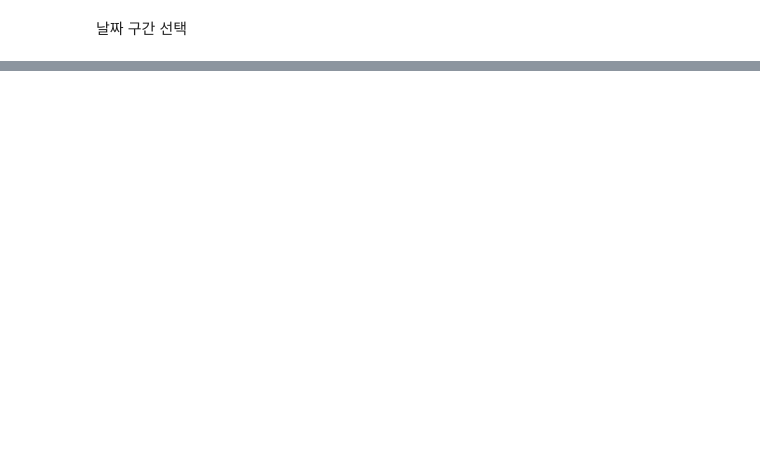
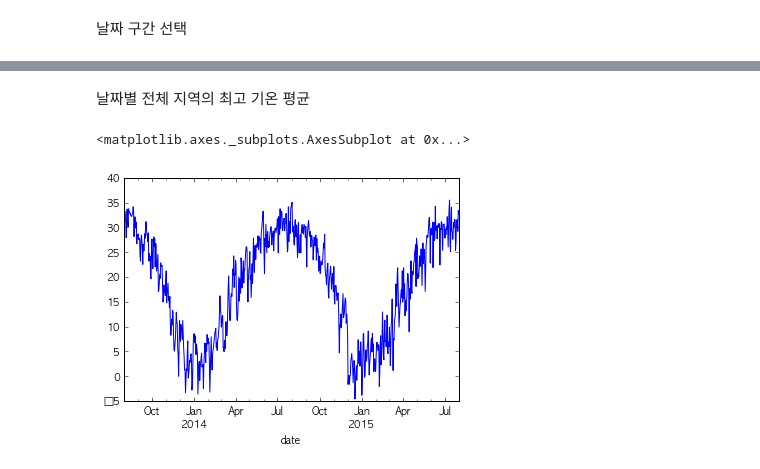
Before and after one commit to lseongjoo/bigpy, a Jupyter notebook: TimeSeries.ipynb, the cells around one changed output, grey strips where cells are left out. Cells and saved outputs as stored; diff of their text form; code cells hidden in the pictures; blank space fills up the shorter version.

```diff
--- a/TimeSeries.ipynb
+++ b/TimeSeries.ipynb
@@ -85,0 +99,9 @@ DatetimeIndex(['2013-08-01', '2013-08-02', '2013-08-03', '2013-08-04',
+# %% [markdown]
+날짜별 전체 지역의 최고 기온 평균
+# %%
+전체최고기온_일일평균 = 날씨.groupby(level=0)['highestTemp'].mean()
+# %%
+전체최고기온_일일평균.plot()
+# %% [output]
+<matplotlib.axes._subplots.AxesSubplot at 0x...>
+[figure, added]
```
Also changed, not shown: parts of 3 cells of this notebook.
